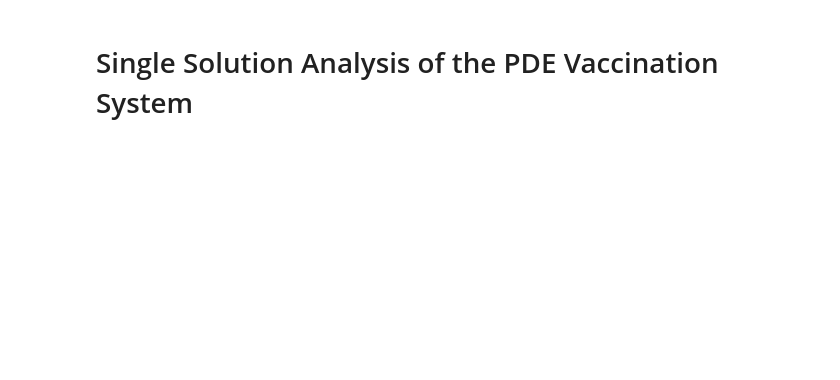
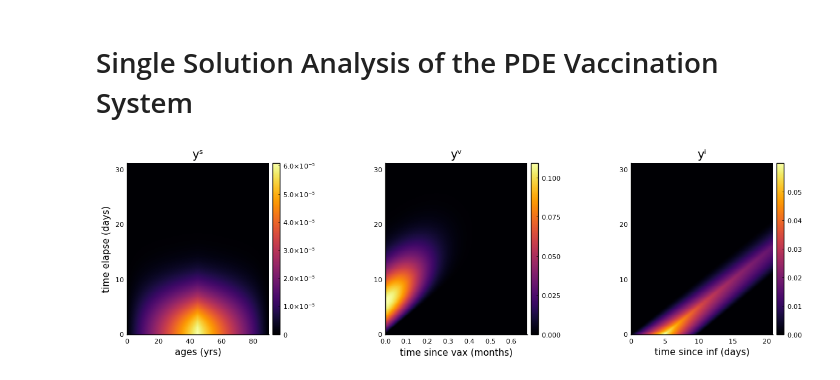
Before and after one commit to klauscj68/PDE-Vax, a Jupyter notebook: postprocess_sol.ipynb, the cells around one changed output. Saved outputs shown, nothing was run; the diff lists cells and outputs as text; code cells hidden in the pictures; blank space fills up the shorter version.

```diff
--- a/postprocess_sol.ipynb
+++ b/postprocess_sol.ipynb
@@ -9,10 +9,11 @@ pyplot();
 include("auxilliary.jl");include("parameters.jl");include("pdesolve.jl");
 
 # Load the data
-fname = "Aug22_";
+fname = "Aug22_yR";
 df_taxis = CSV.read(fname*"taxis.csv",DataFrame,header=false);
 df_saxis = CSV.read(fname*"saxis.csv",DataFrame,header=false);
 df_Y = CSV.read(fname*"ysol.csv",DataFrame,header=false);
+df_yR = CSV.read(fname*"yRsol.csv",DataFrame,header=false);
 
 taxis = df_taxis[:,1]; ntdwn = length(taxis); nnd = length(df_saxis[:,1])-1;
 yˢsaxis = [parse(Float64,df_saxis[i,1]) for i=2:nnd+1];
@@ -27,16 +28,19 @@ end
 yˢ = Y[1:nnd,:];
 yᵛ = Y[nnd+1:2*nnd,:];
 yⁱ = Y[2*nnd+1:3*nnd,:];
+∫yʳ = df_yR[:,1];
 # %%
 # note each column of heatmap should have same x-value in (x-y axes)
 #  ie saxis taxis order in heatmap should move over cols then rows
-p1 = heatmap(yˢsaxis/365,taxis,transpose(yˢ),xlabel="ages (yrs)",ylabel="time elapse",title="yˢ");
+p1 = heatmap(yˢsaxis/365,taxis,transpose(yˢ),xlabel="ages (yrs)",ylabel="time elapse (days)",title="yˢ");
 p2 = heatmap(yᵛsaxis/31,taxis,transpose(yᵛ),xlabel="time since vax (months)",title="yᵛ");
 p3 = heatmap(yⁱsaxis,taxis,transpose(yⁱ),xlabel="time since inf (days)",title="yⁱ");
 
 lay = @layout [a b c];
 plot(p1,p2,p3,layout=lay,size=(1250,350))
-savefig("ysol_Aug22.pdf")
+savefig("ysol_Aug22_lowtol2.pdf")
+# %% [output]
+[figure, added]
 # %%
 # plot ∫∞₀yds for each case
 ∫yˢ = Vector{Float64}(undef,ntdwn); ∫yᵛ = Vector{Float64}(undef,ntdwn); ∫yⁱ = Vector{Float64}(undef,ntdwn);
```
Also changed, not shown: parts of 1 cell of this notebook, 2 other files.
